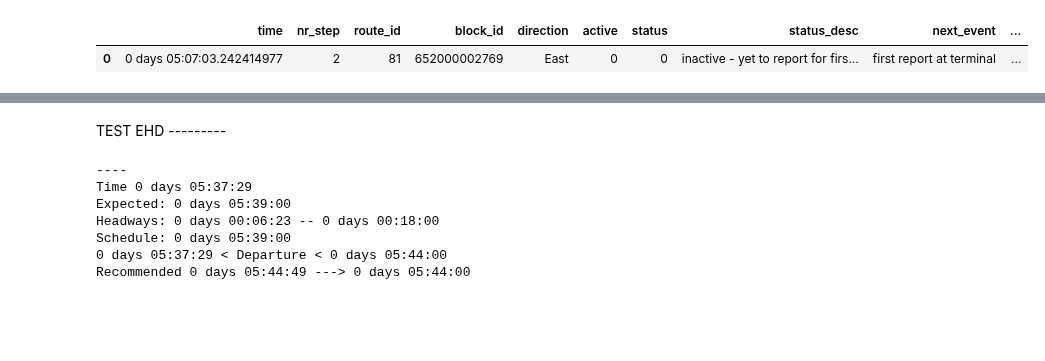
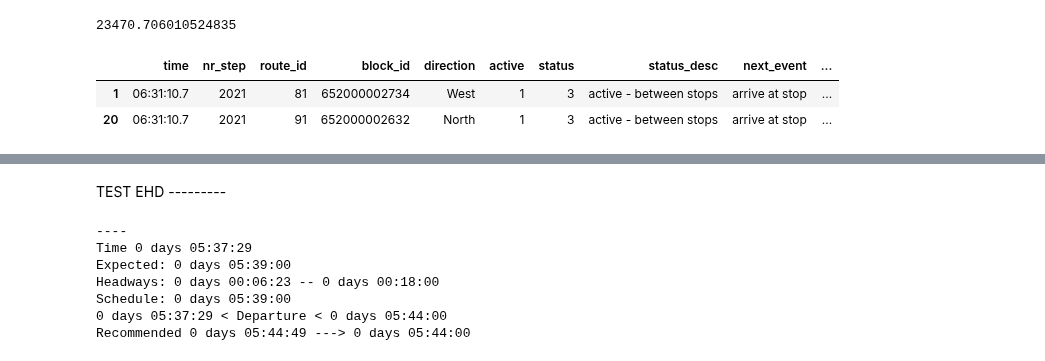
Before and after one commit to joerovar/transit-centric-smart-mobility-system, a Jupyter notebook: src/04_SIMULATION/playground.ipynb, the cells around one changed output, grey strips where cells are left out. Cells and saved outputs as stored; diff of their text form; code cells hidden in the pictures; blank space fills up the shorter version.

```diff
--- a/src/04_SIMULATION/playground.ipynb
+++ b/src/04_SIMULATION/playground.ipynb
@@ -22,0 +118,3 @@ print(env.hist_date)
+# %%
+env, info, n_steps, upd_info = run_di(env, done, n_steps=0, debug_ehd=True)
+n_steps, td(env.time)
@@ -22,0 +130,3 @@ print(env.hist_date)
+# %%
+env, info, n_steps, control_vehs, rts_info, best_borrow_rt, next_dep_t = run_di(env, done, n_steps=0, debug=True)
+n_steps, td(env.time)
@@ -23,5 +273,14 @@ print(env.hist_date)
+# %%
+env, info, n_steps, control_vehs, rts_info, best_borrow_rt, next_dep_t = run_di(env, done, n_steps=n_steps, debug=True)
+n_steps, td(env.time)
+# %%
+info = env._display_info()
+env.time
+# %% [output]
+23470.706010524835
 # %%
-info[1].head(1)
+info[0].head(2)
 # %% [output]
 |  | time | nr_step | route_id | block_id | direction | active | status | status_desc | next_event | ... |
-| 0 | 0 days 05:07:03.242414977 | 2 | 81 | 652000002769 | East | 0 | 0 | inactive - yet to report for firs... | first report at terminal | ... |
+| 1 | 06:31:10.7 | 2021 | 81 | 652000002734 | West | 1 | 3 | active - between stops | arrive at stop | ... |
+| 20 | 06:31:10.7 | 2021 | 91 | 652000002632 | North | 1 | 3 | active - between stops | arrive at stop | ... |
```
Also changed, not shown: parts of 57 cells of this notebook, 13 other files.
